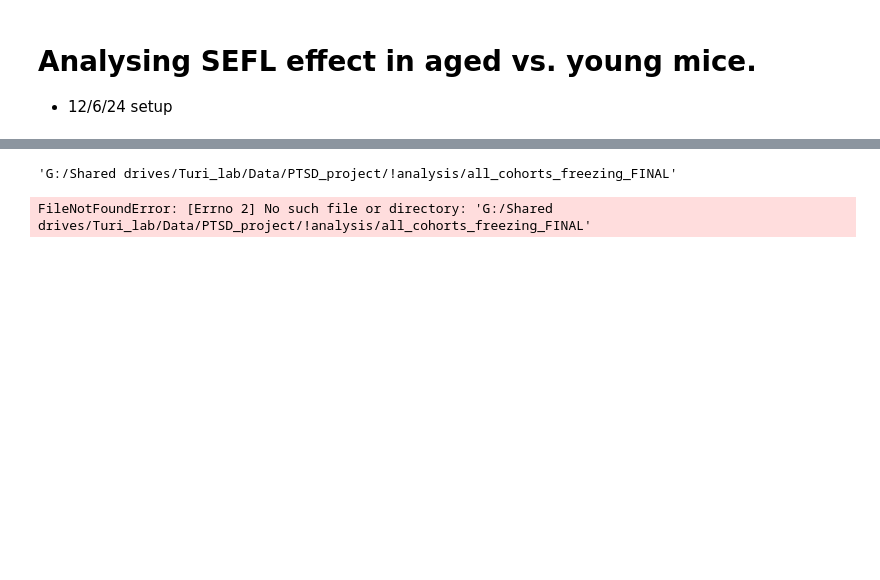
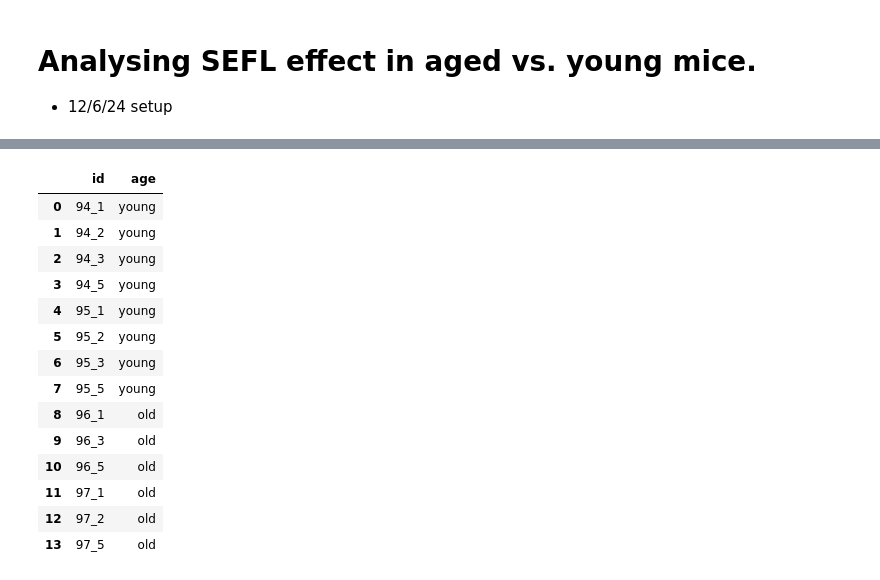
Before and after one commit to GergelyTuri/els_project, a Jupyter notebook: notebooks/nonELS analysis/Age_sefl_analysis.ipynb, the cells around one changed output, grey strips where cells are left out. Saved outputs shown, nothing was run; the diff lists cells and outputs as text; code cells hidden in the pictures; blank space fills up the shorter version.

```diff
--- a/notebooks/nonELS analysis/Age_sefl_analysis.ipynb
+++ b/notebooks/nonELS analysis/Age_sefl_analysis.ipynb
@@ -50,9 +14,0 @@ file_path = join(drive, data_path, data_file)
-# %%
-file_path
-# %% [output]
-'G:/Shared drives/Turi_lab/Data/PTSD_project/!analysis/all_cohorts_freezing_FINAL'
-# %%
-df = pd.read_excel(file_path)
-df
-# %% [output]
-FileNotFoundError: [Errno 2] No such file or directory: 'G:/Shared drives/Turi_lab/Data/PTSD_project/!analysis/all_cohorts_freezing_FINAL'
@@ -58,0 +22,53 @@ FileNotFoundError: [Errno 2] No such file or directory: 'G:/Shared drives/Turi_l
+# %%
+age_info = {
+    "id": [
+        "94_1",
+        "94_2",
+        "94_3",
+        "94_5",
+        "95_1",
+        "95_2",
+        "95_3",
+        "95_5",
+        "96_1",
+        "96_3",
+        "96_5",
+        "97_1",
+        "97_2",
+        "97_5",
+    ],
+    "age": [
+        "young",
+        "young",
+        "young",
+        "young",
+        "young",
+        "young",
+        "young",
+        "young",
+        "old",
+        "old",
+        "old",
+        "old",
+        "old",
+        "old",
+    ],
+}
+age_info = pd.DataFrame(age_info)
+age_info
+# %% [output]
+|  | id | age |
+| 0 | 94_1 | young |
+| 1 | 94_2 | young |
+| 2 | 94_3 | young |
+| 3 | 94_5 | young |
+| 4 | 95_1 | young |
+| 5 | 95_2 | young |
+| 6 | 95_3 | young |
+| 7 | 95_5 | young |
+| 8 | 96_1 | old |
+| 9 | 96_3 | old |
+| 10 | 96_5 | old |
+| 11 | 97_1 | old |
+| 12 | 97_2 | old |
+| 13 | 97_5 | old |
```
Also changed, not shown: parts of 11 cells of this notebook, 2 other files.
